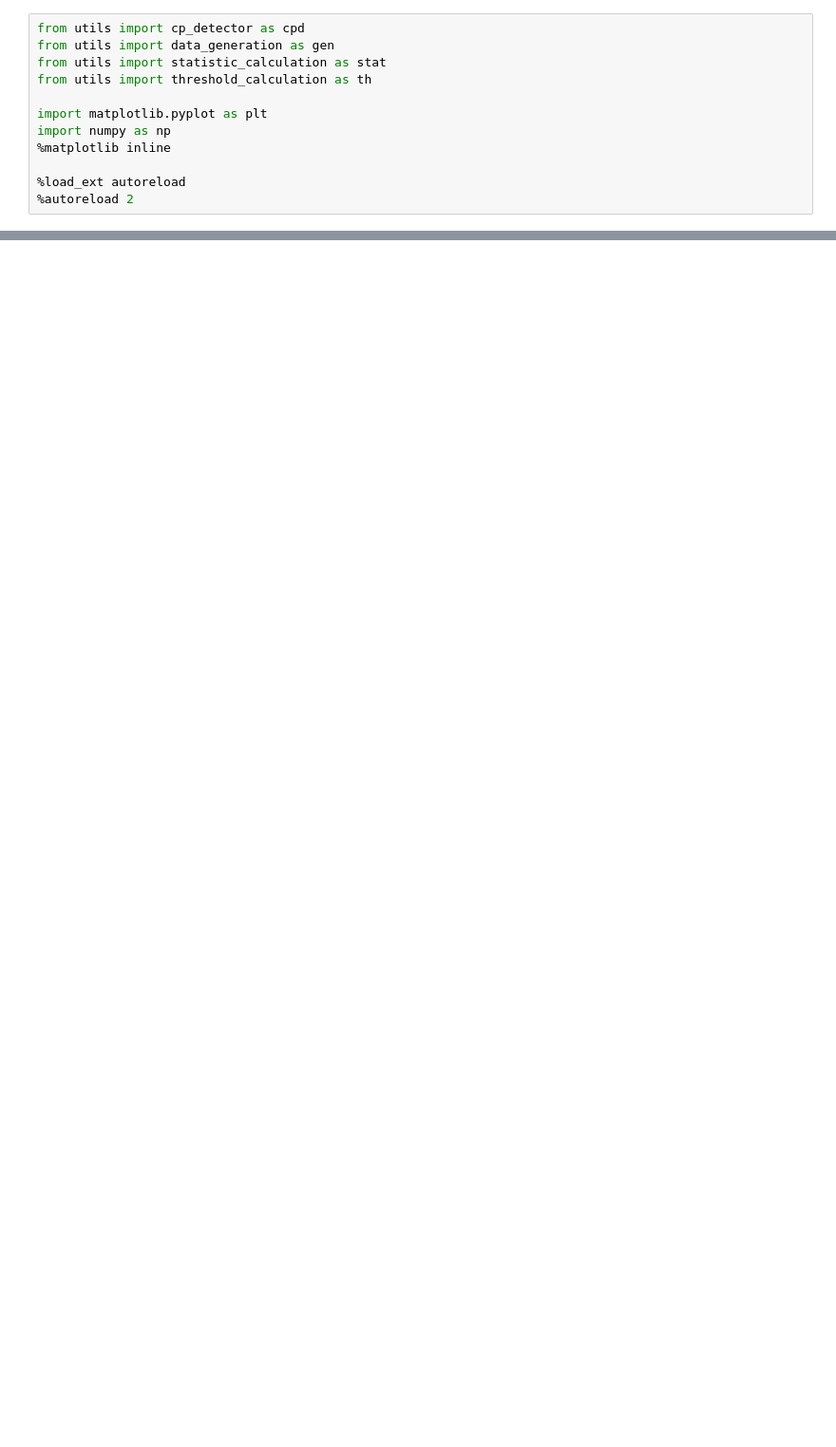
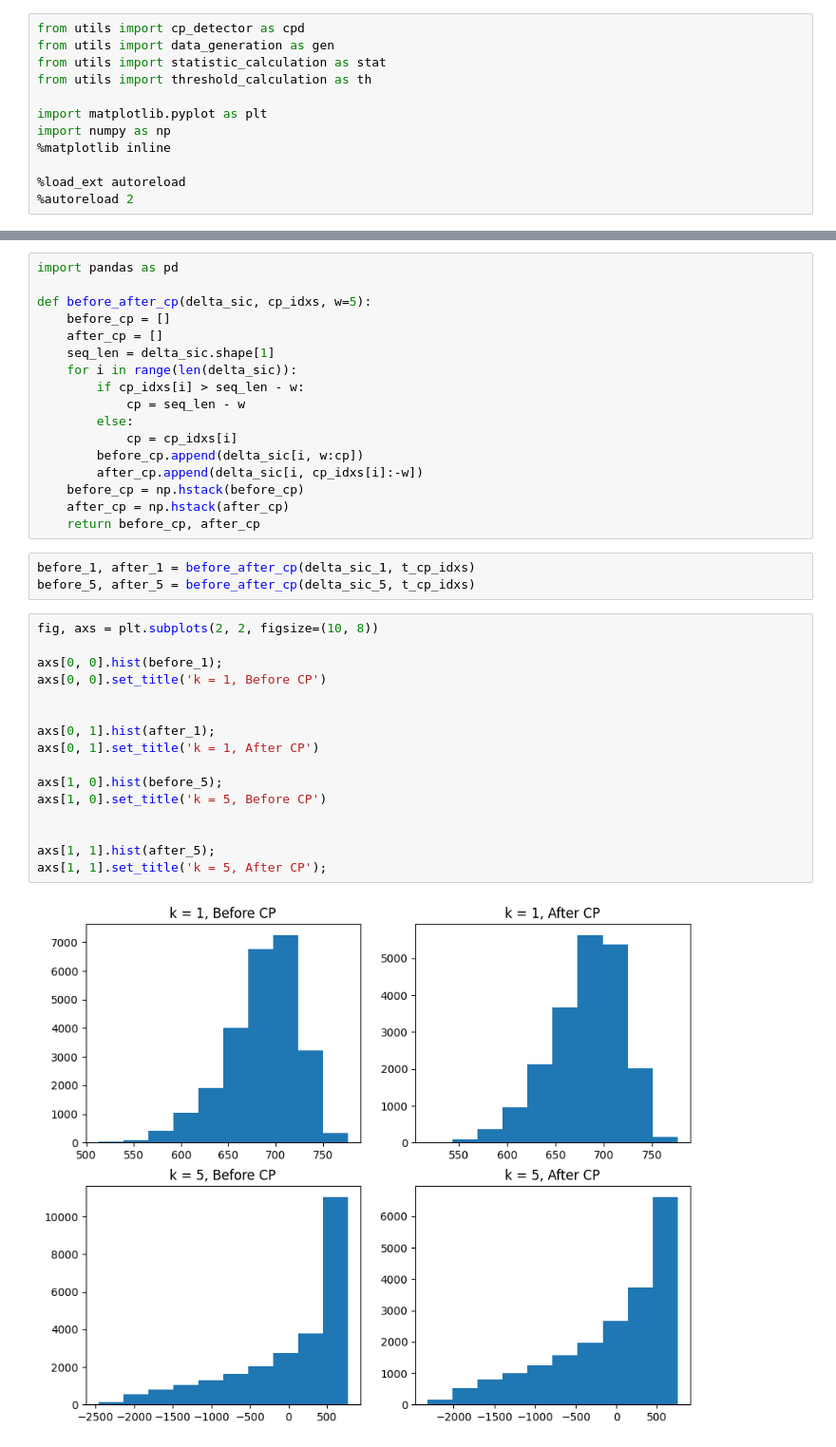
Before and after one commit to romanenkova95/ln_for_cpd, a Jupyter notebook: paper_stat_exp_01_24.ipynb, the cells around one changed output, grey strips where cells are left out. Shown at 95% size. Drawn from its saved outputs; the diff is of its cells as text; blank space fills up the shorter version.

```diff
--- a/paper_stat_exp_01_24.ipynb
+++ b/paper_stat_exp_01_24.ipynb
@@ -120,0 +194,38 @@ plt.legend()
+# %%
+import pandas as pd
+
+def before_after_cp(delta_sic, cp_idxs, w=5):
+    before_cp = []
+    after_cp = []
+    seq_len = delta_sic.shape[1]
+    for i in range(len(delta_sic)):
+        if cp_idxs[i] > seq_len - w:
+            cp = seq_len - w
+        else:
+            cp = cp_idxs[i]
+        before_cp.append(delta_sic[i, w:cp])
+        after_cp.append(delta_sic[i, cp_idxs[i]:-w])
+    before_cp = np.hstack(before_cp)
+    after_cp = np.hstack(after_cp)
+    return before_cp, after_cp
+# %%
+before_1, after_1 = before_after_cp(delta_sic_1, t_cp_idxs)
+before_5, after_5 = before_after_cp(delta_sic_5, t_cp_idxs)
+# %%
+fig, axs = plt.subplots(2, 2, figsize=(10, 8))
+
+axs[0, 0].hist(before_1);
+axs[0, 0].set_title('k = 1, Before CP')
+
+
+axs[0, 1].hist(after_1);
+axs[0, 1].set_title('k = 1, After CP')
+
+axs[1, 0].hist(before_5);
+axs[1, 0].set_title('k = 5, Before CP')
+
+
+axs[1, 1].hist(after_5);
+axs[1, 1].set_title('k = 5, After CP');
+# %% [output]
+[figure, added]
```
Also changed, not shown: parts of 20 cells of this notebook, 11 other files.
